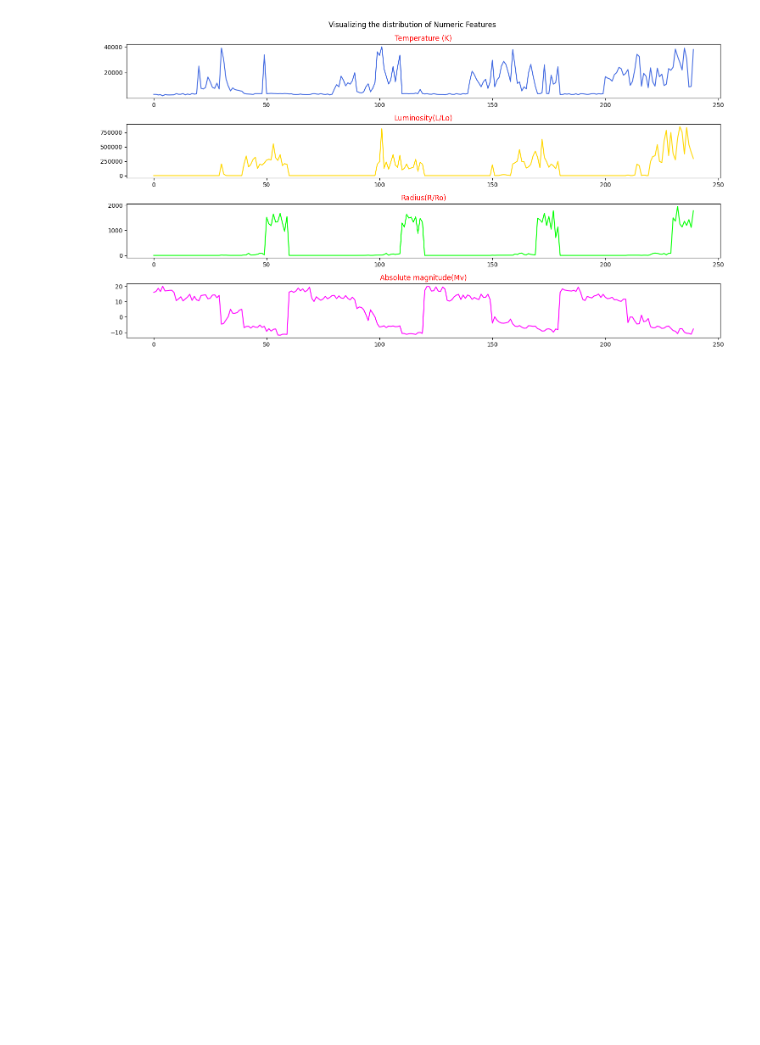
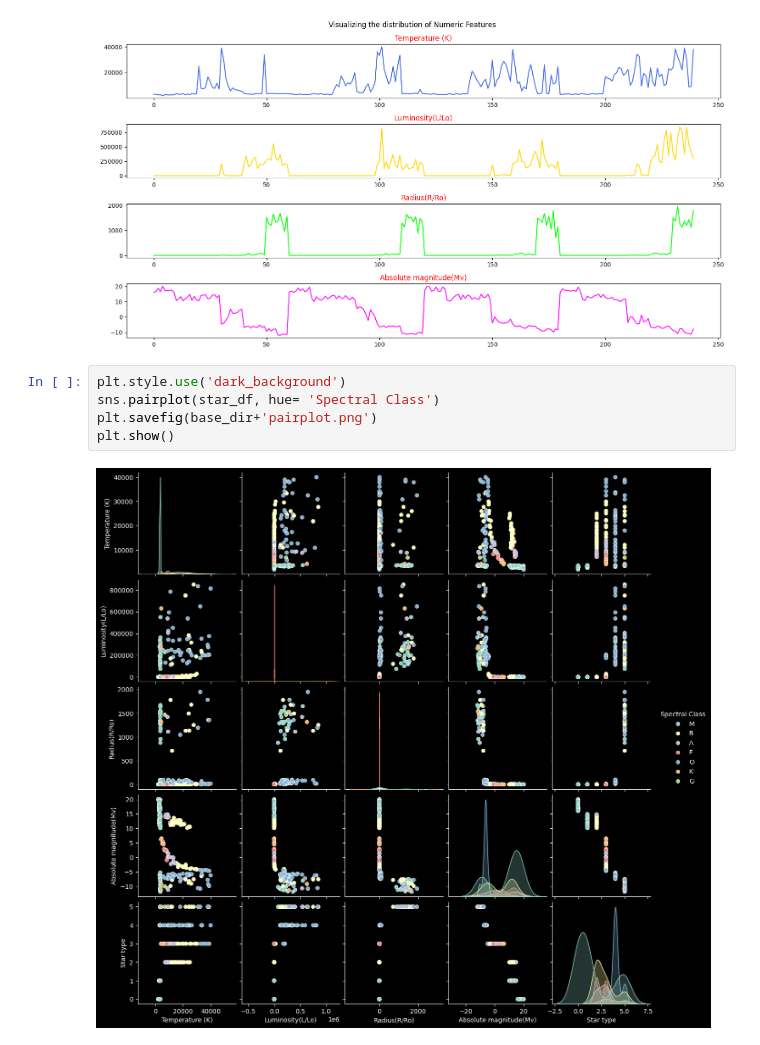
Before and after one commit to DrSpookyFox/python_practice, a Jupyter notebook: Astronomical_Viz.ipynb, the cells around one changed output. Cells and saved outputs as stored; diff of their text form; blank space fills up the shorter version.

```diff
--- a/Astronomical_Viz.ipynb
+++ b/Astronomical_Viz.ipynb
@@ -125,3 +125,10 @@ plt.savefig(base_dir+'line_subplot.png')
 plt.show()
 # %% [output]
 [figure]
+# %%
+plt.style.use('dark_background')
+sns.pairplot(star_df, hue= 'Spectral Class')
+plt.savefig(base_dir+'pairplot.png')
+plt.show()
+# %% [output]
+[figure, added]
```
Also changed, not shown: parts of 3 cells of this notebook.
